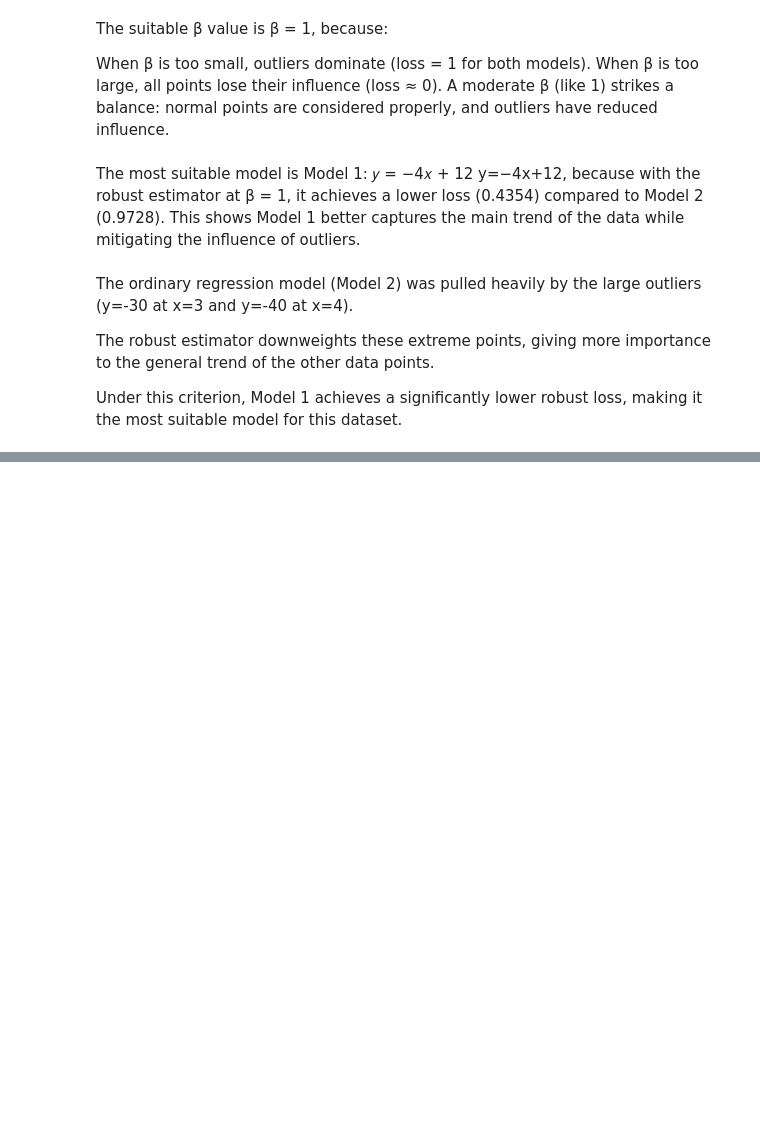
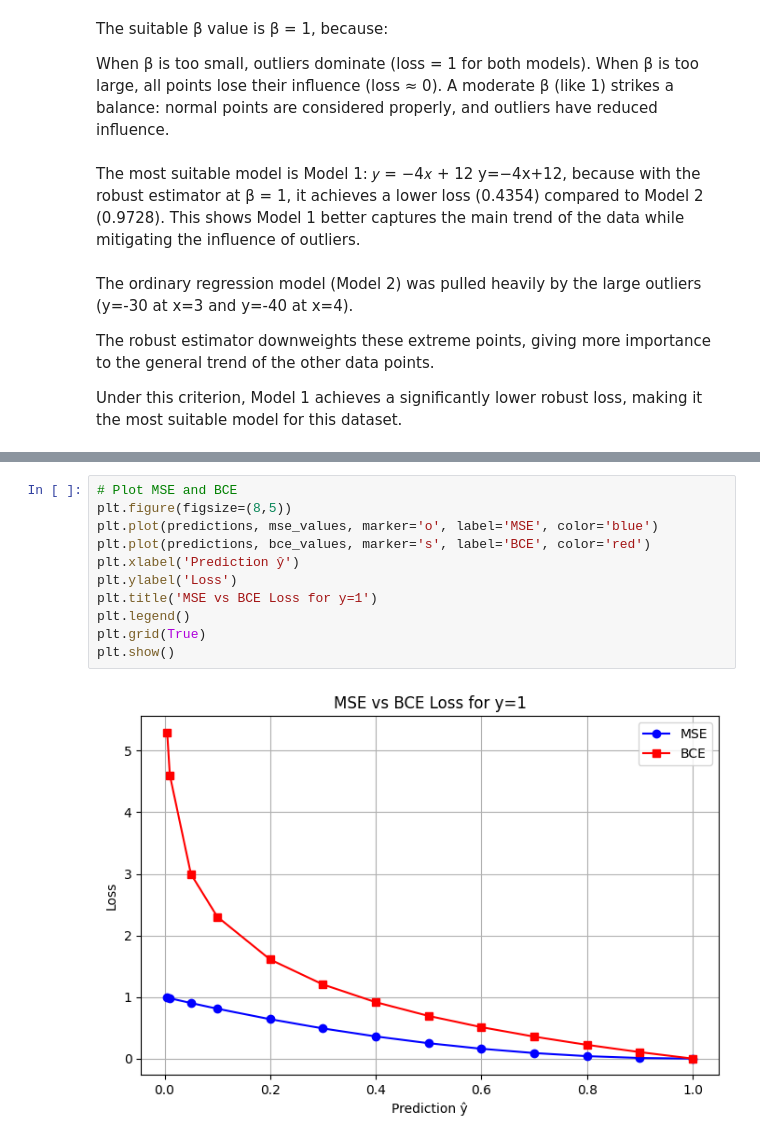
Before and after one commit to LahiruMJ11/Learning-from-data-and-related-challenges-and-linear-models-for-regression, a Jupyter notebook: Assignment1.ipynb, the cells around one changed output, grey strips where cells are left out. Cells and saved outputs as stored; diff of their text form; blank space fills up the shorter version.

```diff
--- a/Assignment1.ipynb
+++ b/Assignment1.ipynb
@@ -139,0 +271,13 @@ Under this criterion, Model 1 achieves a significantly lower robust loss, making
+# %%
+# Plot MSE and BCE
+plt.figure(figsize=(8,5))
+plt.plot(predictions, mse_values, marker='o', label='MSE', color='blue')
+plt.plot(predictions, bce_values, marker='s', label='BCE', color='red')
+plt.xlabel('Prediction ŷ')
+plt.ylabel('Loss')
+plt.title('MSE vs BCE Loss for y=1')
+plt.legend()
+plt.grid(True)
+plt.show()
+# %% [output]
+[figure, added]
```
Also changed, not shown: parts of 6 cells of this notebook.
